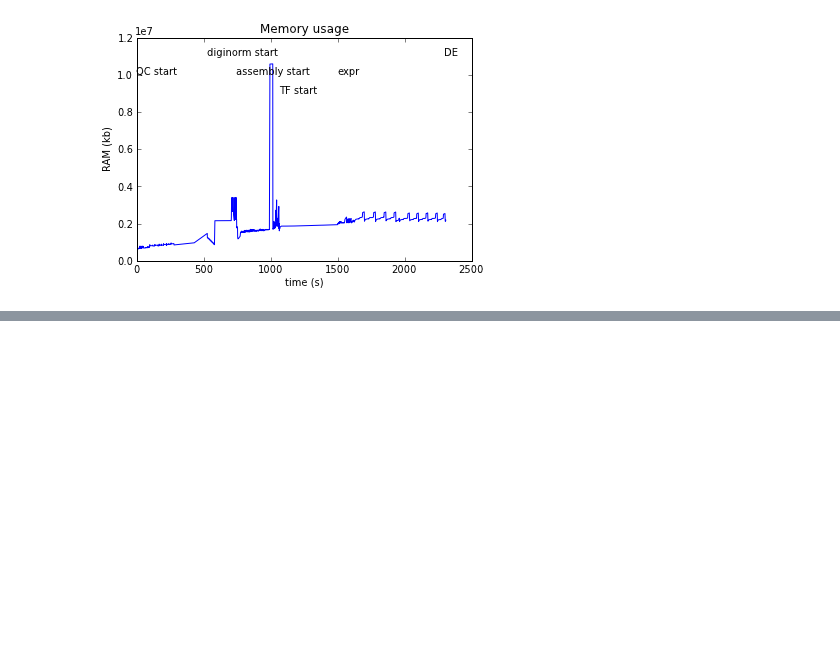
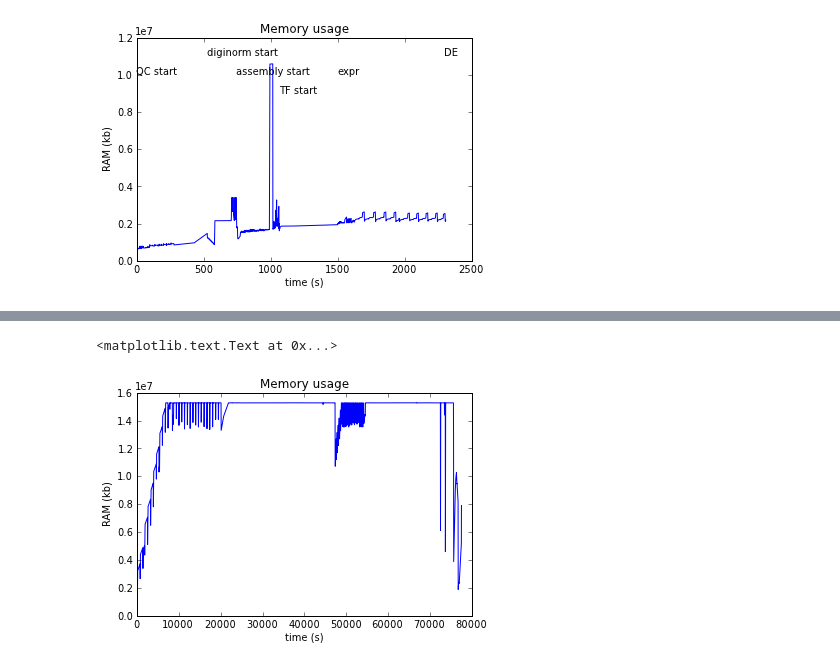
Before and after one commit to ctb/sartre, a Jupyter notebook: bench0.ipynb, the cells around one changed output, grey strips where cells are left out. Saved outputs shown, nothing was run; the diff lists cells and outputs as text; code cells hidden in the pictures; blank space fills up the shorter version.

```diff
--- a/bench0.ipynb
+++ b/bench0.ipynb
@@ -51,0 +60,8 @@ annotate("DE", (2301, 1.1e7))
+# %%
+plot(longdata[:,0], longdata[:,2])
+xlabel('time (s)')
+ylabel('RAM (kb)')
+title("Memory usage")
+# %% [output]
+<matplotlib.text.Text at 0x...>
+[figure, added]
```
Also changed, not shown: parts of 6 cells of this notebook, 6 other files.
